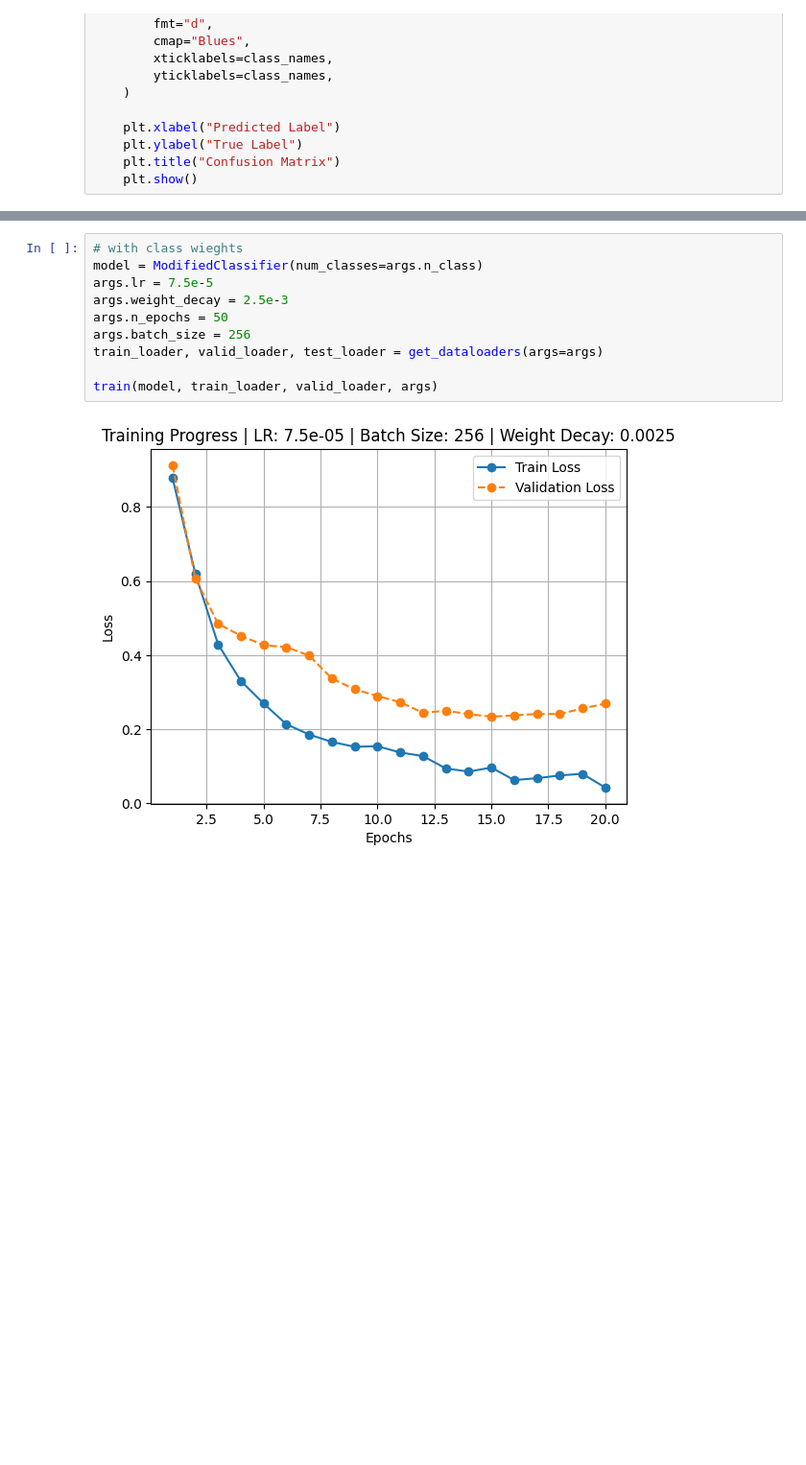
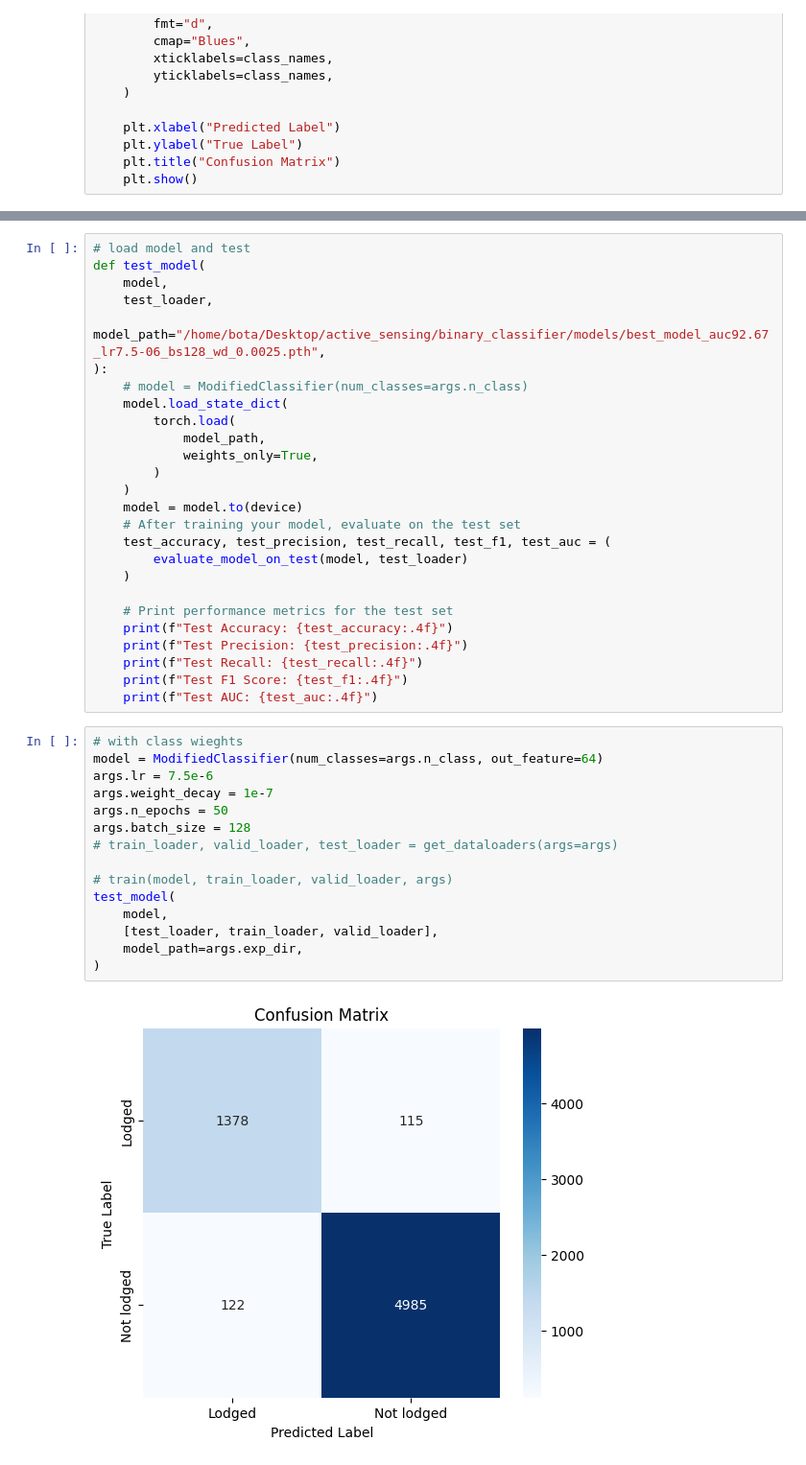
Before and after one commit to botastark/multi-horizon, a Jupyter notebook: binary_classifier/train.ipynb, the cells around one changed output, grey strips where cells are left out. Shown at 96% size. Cells and saved outputs as stored; diff of their text form; blank space fills up the shorter version.

```diff
--- a/binary_classifier/train.ipynb
+++ b/binary_classifier/train.ipynb
@@ -296,15 +303,46 @@ def train(model, train_loader, valid_loader, args):
             break  # Stop training if early stopping is triggered
 
     print("Training complete!")
+# %%
+# load model and test
+def test_model(
+    model,
+    test_loader,
+    model_path="/home/bota/Desktop/active_sensing/binary_classifier/models/best_model_auc92.67_lr7.5-06_bs128_wd_0.0025.pth",
+):
+    # model = ModifiedClassifier(num_classes=args.n_class)
+    model.load_state_dict(
+        torch.load(
+            model_path,
+            weights_only=True,
+        )
+    )
+    model = model.to(device)
+    # After training your model, evaluate on the test set
+    test_accuracy, test_precision, test_recall, test_f1, test_auc = (
+        evaluate_model_on_test(model, test_loader)
+    )
+
+    # Print performance metrics for the test set
+    print(f"Test Accuracy: {test_accuracy:.4f}")
+    print(f"Test Precision: {test_precision:.4f}")
+    print(f"Test Recall: {test_recall:.4f}")
+    print(f"Test F1 Score: {test_f1:.4f}")
+    print(f"Test AUC: {test_auc:.4f}")
 # %%
 # with class wieghts
-model = ModifiedClassifier(num_classes=args.n_class)
-args.lr = 7.5e-5
-args.weight_decay = 2.5e-3
+model = ModifiedClassifier(num_classes=args.n_class, out_feature=64)
+args.lr = 7.5e-6
+args.weight_decay = 1e-7
 args.n_epochs = 50
-args.batch_size = 256
-train_loader, valid_loader, test_loader = get_dataloaders(args=args)
+args.batch_size = 128
+# train_loader, valid_loader, test_loader = get_dataloaders(args=args)
 
-train(model, train_loader, valid_loader, args)
+# train(model, train_loader, valid_loader, args)
+test_model(
+    model,
+    [test_loader, train_loader, valid_loader],
+    model_path=args.exp_dir,
+)
 # %% [output]
-[figure, old version]
+[figure, new version]
```
Also changed, not shown: parts of 15 cells of this notebook, 2 other files.
